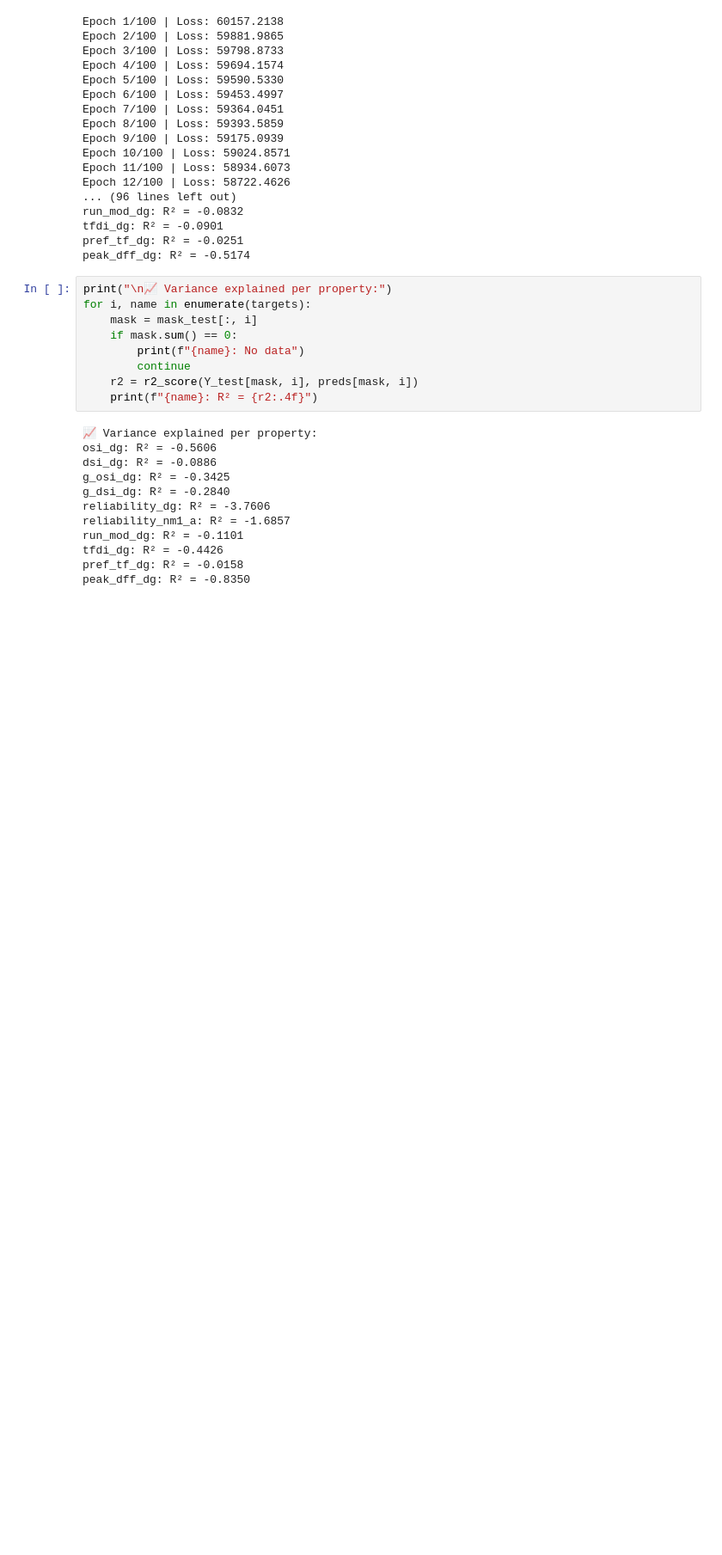
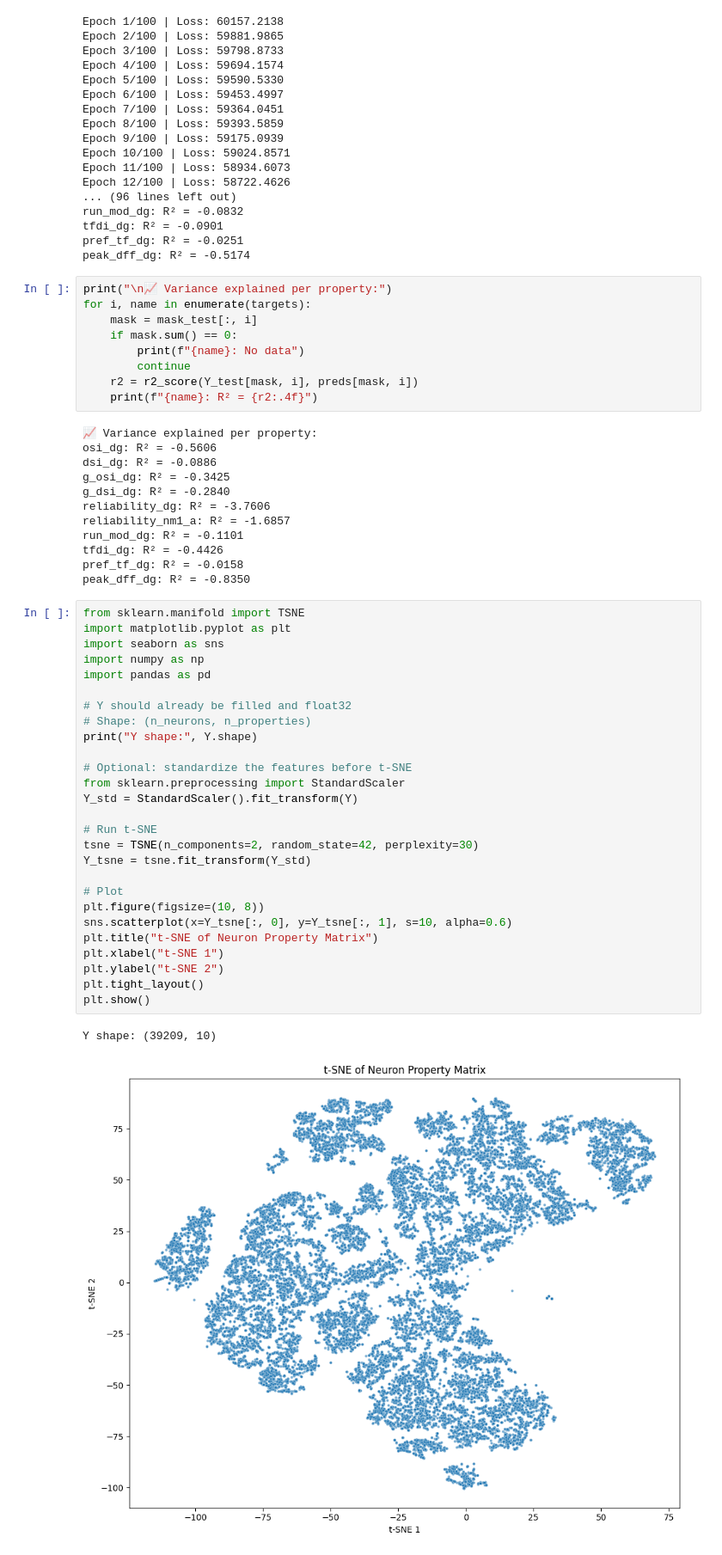
Before and after one commit to mariakesa/LuckyMouse2, a Jupyter notebook: neuron_property_decoding/multitaskMLP.ipynb, the cells around one changed output. Shown at 86% size. Saved outputs shown, nothing was run; the diff lists cells and outputs as text; blank space fills up the shorter version.

Commit message:
tsne visualization and dbscan clustering

```diff
--- a/neuron_property_decoding/multitaskMLP.ipynb
+++ b/neuron_property_decoding/multitaskMLP.ipynb
@@ -151,3 +151,33 @@ run_mod_dg: R² = -0.1101
 tfdi_dg: R² = -0.4426
 pref_tf_dg: R² = -0.0158
 peak_dff_dg: R² = -0.8350
+# %%
+from sklearn.manifold import TSNE
+import matplotlib.pyplot as plt
+import seaborn as sns
+import numpy as np
+import pandas as pd
+
+# Y should already be filled and float32
+# Shape: (n_neurons, n_properties)
+print("Y shape:", Y.shape)
+
+# Optional: standardize the features before t-SNE
+from sklearn.preprocessing import StandardScaler
+Y_std = StandardScaler().fit_transform(Y)
+
+# Run t-SNE
+tsne = TSNE(n_components=2, random_state=42, perplexity=30)
+Y_tsne = tsne.fit_transform(Y_std)
+
+# Plot
+plt.figure(figsize=(10, 8))
+sns.scatterplot(x=Y_tsne[:, 0], y=Y_tsne[:, 1], s=10, alpha=0.6)
+plt.title("t-SNE of Neuron Property Matrix")
+plt.xlabel("t-SNE 1")
+plt.ylabel("t-SNE 2")
+plt.tight_layout()
+plt.show()
+# %% [output]
+Y shape: (39209, 10)
+[figure, added]
```
Also changed, not shown: parts of 1 cell of this notebook.
